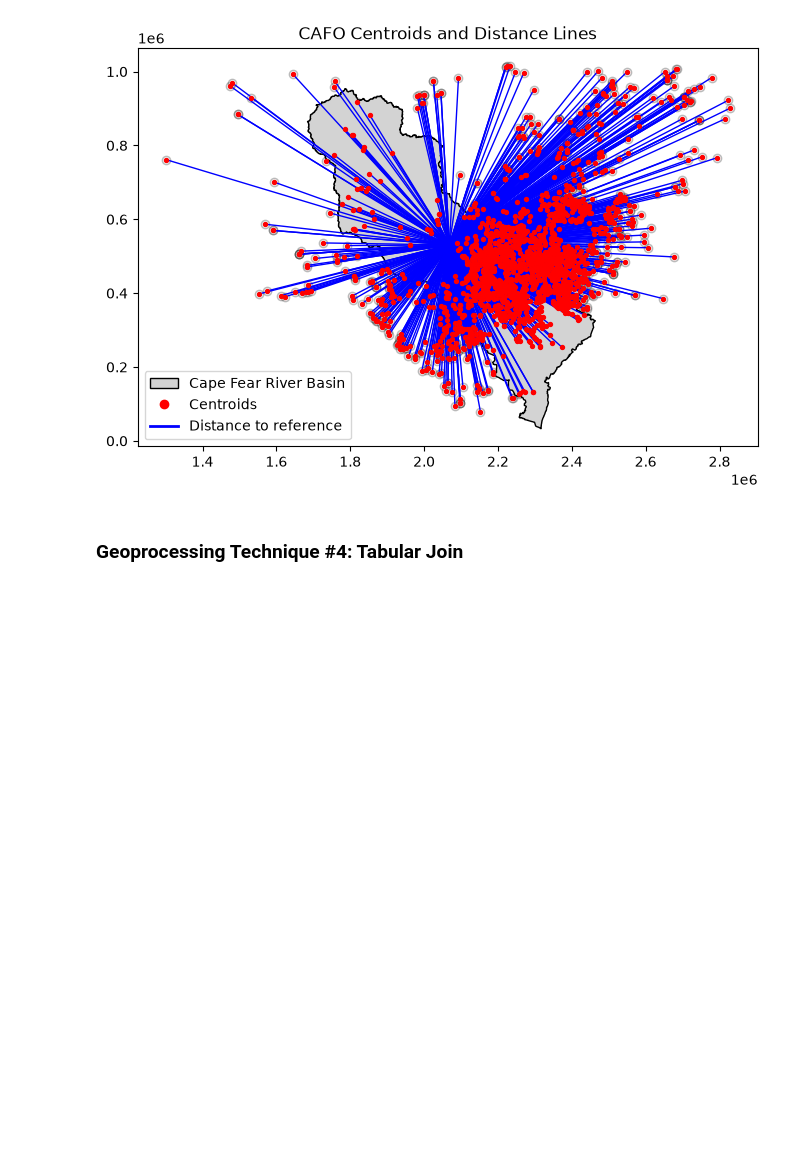
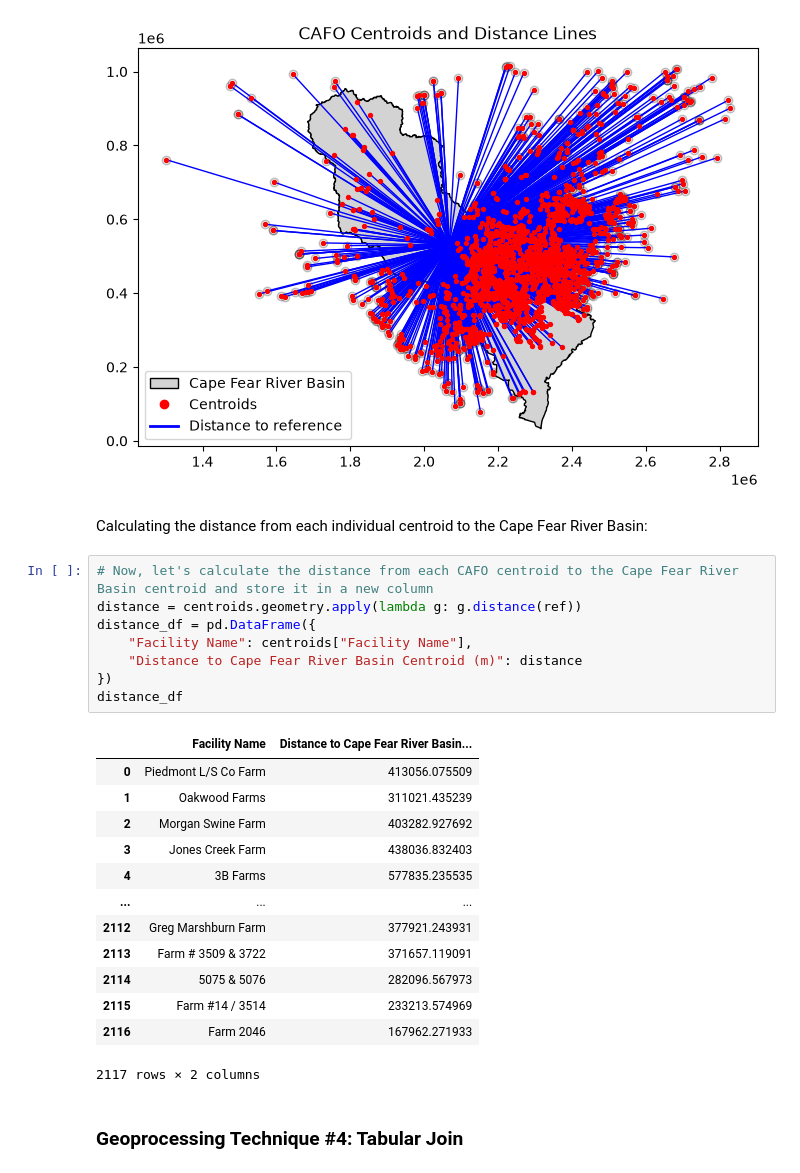
Before and after one commit to stromc485/geog592-stromc, a Jupyter notebook: schedule/week8/geopandas_proj.ipynb, the cells around one changed output. Drawn from its saved outputs; the diff is of its cells as text; blank space fills up the shorter version.

```diff
--- a/schedule/week8/geopandas_proj.ipynb
+++ b/schedule/week8/geopandas_proj.ipynb
@@ -530,6 +542,30 @@ ax.legend(handles=legend_items)
 plt.show()
 # %% [output]
 [figure]
+# %% [markdown]
+Calculating the distance from each individual centroid to the Cape Fear River Basin:
+# %%
+# Now, let's calculate the distance from each CAFO centroid to the Cape Fear River Basin centroid and store it in a new column
+distance = centroids.geometry.apply(lambda g: g.distance(ref))
+distance_df = pd.DataFrame({
+    "Facility Name": centroids["Facility Name"],
+    "Distance to Cape Fear River Basin Centroid (m)": distance
+})
+distance_df
+# %% [output]
+|  | Facility Name | Distance to Cape Fear River Basin... |
+| 0 | Piedmont L/S Co Farm | 413056.075509 |
+| 1 | Oakwood Farms | 311021.435239 |
+| 2 | Morgan Swine Farm | 403282.927692 |
+| 3 | Jones Creek Farm | 438036.832403 |
+| 4 | 3B Farms | 577835.235535 |
+| ... | ... | ... |
+| 2112 | Greg Marshburn Farm | 377921.243931 |
+| 2113 | Farm # 3509 & 3722 | 371657.119091 |
+| 2114 | 5075 & 5076 | 282096.567973 |
+| 2115 | Farm #14 / 3514 | 233213.574969 |
+| 2116 | Farm 2046 | 167962.271933 |
+2117 rows × 2 columns
 # %% [markdown]
 ### Geoprocessing Technique #4: Tabular Join
 # %% [markdown]
```
Also changed, not shown: parts of 5 cells of this notebook, 4 other files.
